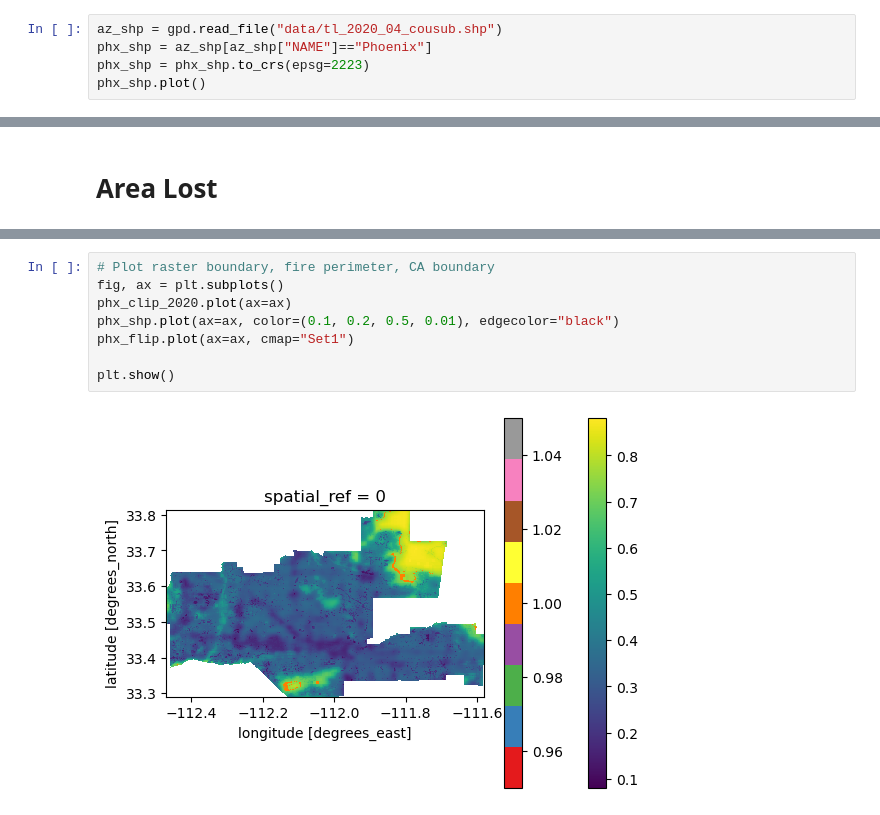
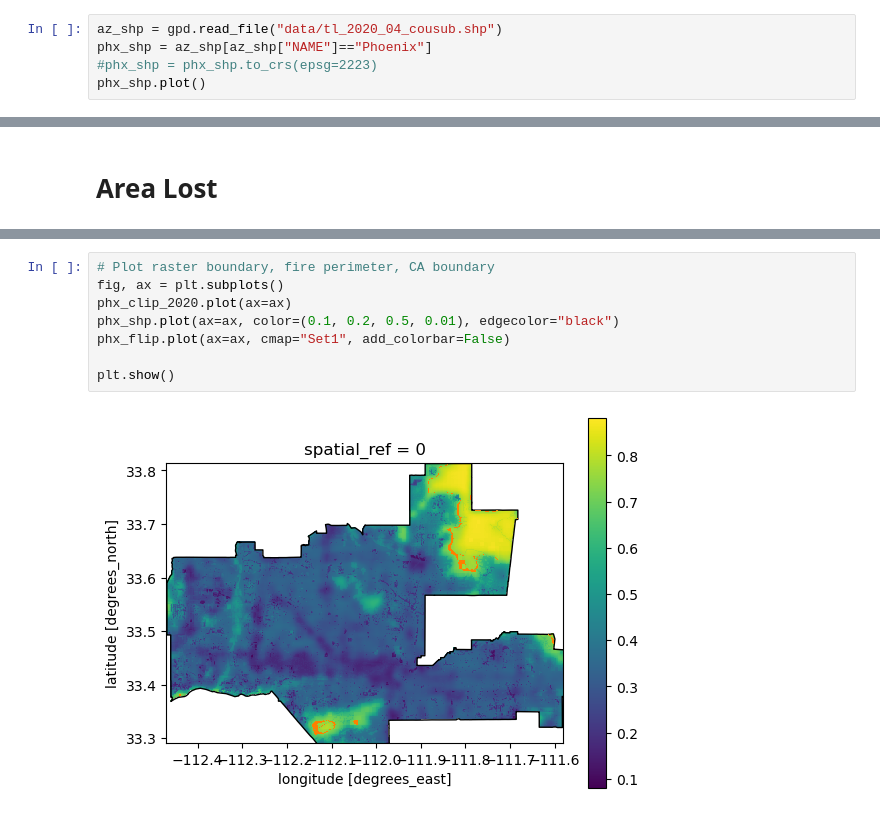
Before and after one commit to imsibaja/bii-phx, a Jupyter notebook: bii-phx.ipynb, the cells around one changed output, grey strips where cells are left out. Cells and saved outputs as stored; diff of their text form.

Commit message:
fix colorbar

```diff
--- a/bii-phx.ipynb
+++ b/bii-phx.ipynb
@@ -79,7 +76,7 @@ Image(url=item_2017.assets["rendered_preview"].href, width=500)
 # %%
 az_shp = gpd.read_file("data/tl_2020_04_cousub.shp")
 phx_shp = az_shp[az_shp["NAME"]=="Phoenix"]
-phx_shp = phx_shp.to_crs(epsg=2223)
+#phx_shp = phx_shp.to_crs(epsg=2223)
 phx_shp.plot()
 # %% [output]
 <Axes: >
@@ -146,10 +146,10 @@ phx_flip = xr.where(phx_flip, 1, np.nan)
 # %%
 # Plot raster boundary, fire perimeter, CA boundary
 fig, ax = plt.subplots()
 phx_clip_2020.plot(ax=ax)
 phx_shp.plot(ax=ax, color=(0.1, 0.2, 0.5, 0.01), edgecolor="black")
-phx_flip.plot(ax=ax, cmap="Set1")
+phx_flip.plot(ax=ax, cmap="Set1", add_colorbar=False)
 
 plt.show()
 # %% [output]
-[figure, old version]
+[figure, new version]
```
Also changed, not shown: parts of 4 cells of this notebook.
